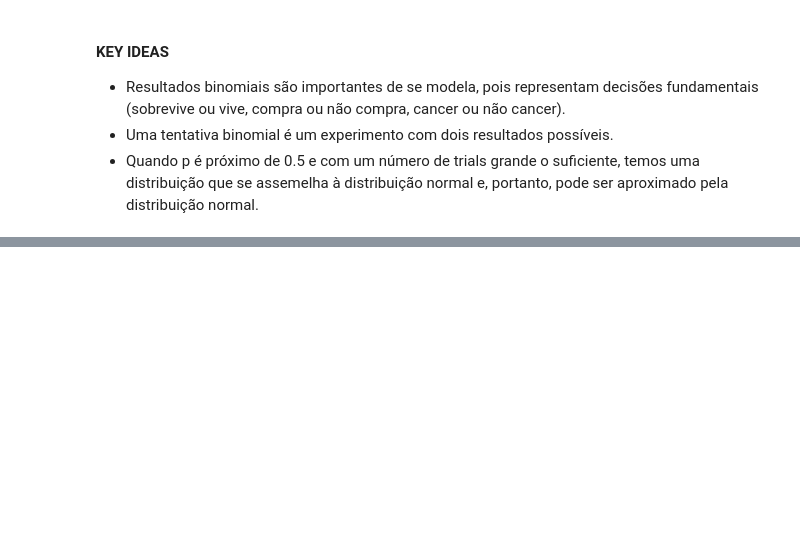
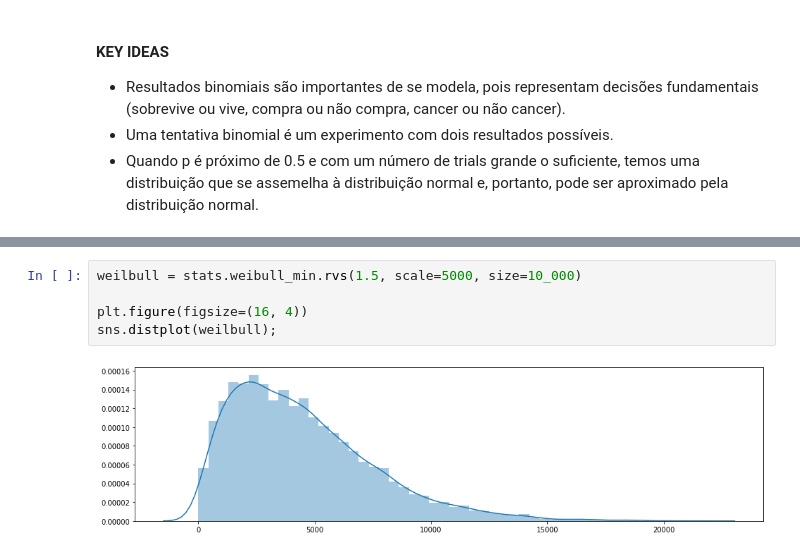
Before and after one commit to hoadcoder/SundayLearning, a Jupyter notebook: notebooks/content/15_sampling.ipynb, the cells around one changed output, grey strips where cells are left out. Cells and saved outputs as stored; diff of their text form; blank space fills up the shorter version.

```diff
--- a/notebooks/content/15_sampling.ipynb
+++ b/notebooks/content/15_sampling.ipynb
@@ -460,0 +569,7 @@ print(cum_perc, "%")
+# %%
+weilbull = stats.weibull_min.rvs(1.5, scale=5000, size=10_000)
+
+plt.figure(figsize=(16, 4))
+sns.distplot(weilbull);
+# %% [output]
+[figure, added]
```
Also changed, not shown: parts of 22 cells of this notebook, 1 other file.
